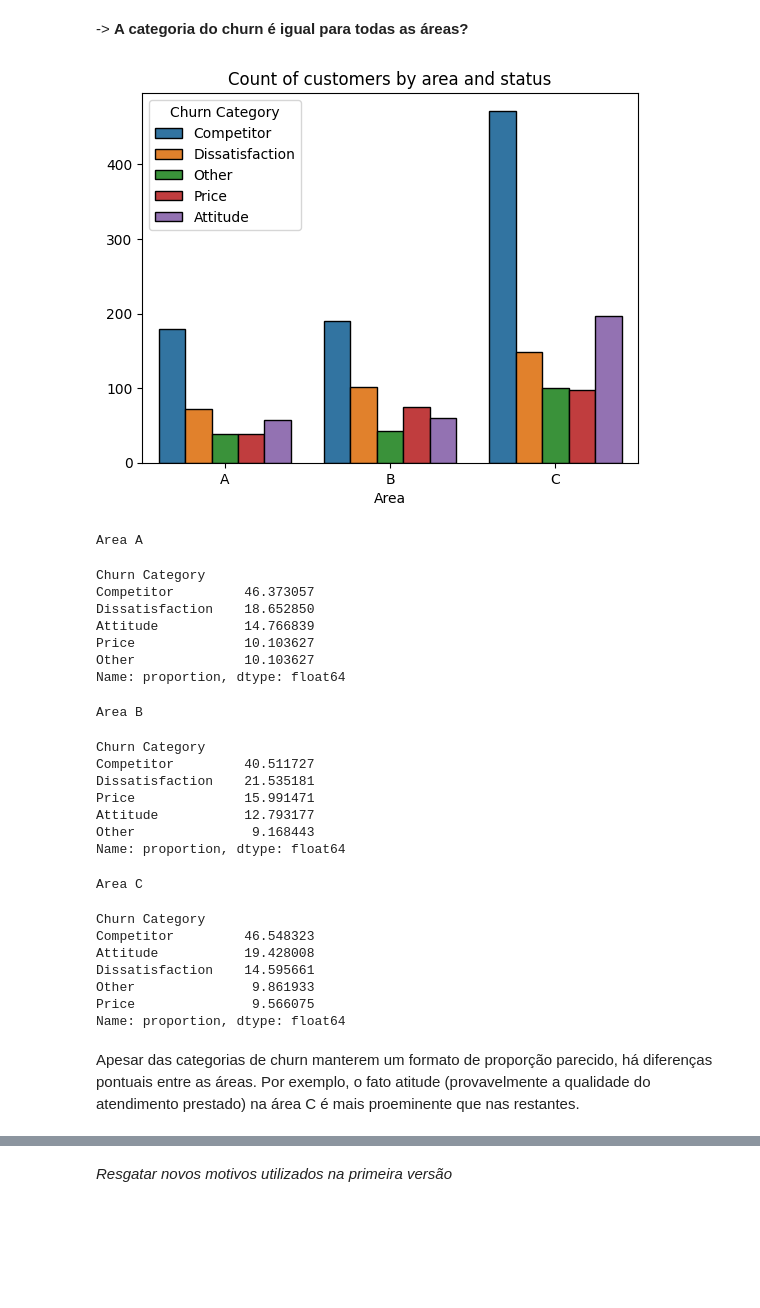
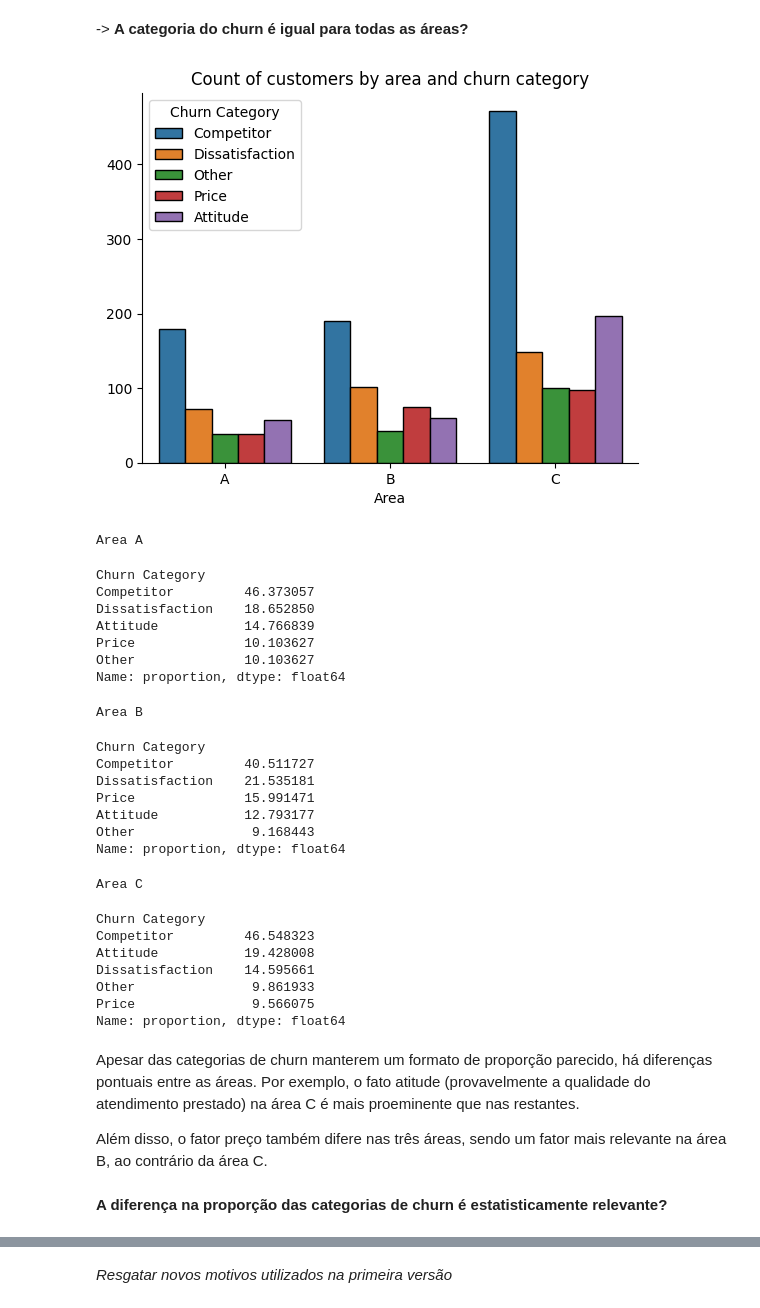
Before and after one commit to l-tiezerin/mentoria_dados, a Jupyter notebook: notebooks/02_city_analysis.ipynb, the cells around one changed output, grey strips where cells are left out. Saved outputs shown, nothing was run; the diff lists cells and outputs as text; code cells hidden in the pictures; blank space fills up the shorter version.

Commit message:
Verificado que existe diferença estatística na categoria de churn entre as regiões.

```diff
--- a/notebooks/02_city_analysis.ipynb
+++ b/notebooks/02_city_analysis.ipynb
@@ -80,12 +80,19 @@ y1 = [42.5, 36.17]
 x2= [-123, -117]
 y2 = [34, 39]
 
-sns.kdeplot(data=df, x='Longitude', y='Latitude', fill=True, linewidth=0)
-sns.lineplot(x=x1, y=y1, c='green')
-sns.lineplot(x=x2, y=y2, c='red')
-plt.annotate('A', [-123, 36])
-plt.annotate('B', [-119, 39])
-plt.annotate('C', [-119, 32])
-plt.title('Areas to divide')
+def remove_spines(axs):
+    for spine in ['top', 'right']:
+        axs.spines[spine].set_visible(False)
+
+fig, axs = plt.subplots()
+
+sns.kdeplot(data=df, x='Longitude', y='Latitude', fill=True, linewidth=0, ax=axs)
+sns.lineplot(x=x1, y=y1, c='green', ax=axs)
+sns.lineplot(x=x2, y=y2, c='red', ax=axs)
+axs.annotate('A', [-123, 36])
+axs.annotate('B', [-119, 39])
+axs.annotate('C', [-119, 32])
+axs.set_title('Areas to divide')
+remove_spines(axs=axs)
 plt.show()
 # %% [output]
@@ -166,25 +178,29 @@ A proporção do status é praticamente igual para todas as áreas.
 # %% [markdown]
 -> **A categoria do churn é igual para todas as áreas?**
 # %%
+fig, axs = plt.subplots()
+
 sns.countplot(
     data=df[df['Customer Status']=='Churned'],
     x='Area',
     hue='Churn Category',
-    order=order_areas, edgecolor='black'
+    order=order_areas, edgecolor='black',
+    ax=axs
 )
-plt.title('Count of customers by area and status')
-plt.ylabel(None)
+axs.set_title('Count of customers by area and churn category')
+axs.set_ylabel(None)
+remove_spines(axs)
 plt.show()
 
 for area in order_areas:
     print(f'Area {area}')
     display(
         df[(df['Area']==area) & (df['Customer Status']=='Churned')]['Churn Category']
            .value_counts(normalize=True)*100
         )
     print()
 # %% [output]
-[figure, old version]
+[figure, new version]
 Area A
 Churn Category
 Competitor         46.373057
@@ -211,3 +227,7 @@ Price               9.566075
 Name: proportion, dtype: float64
 # %% [markdown]
 Apesar das categorias de churn manterem um formato de proporção parecido, há diferenças pontuais entre as áreas. Por exemplo, o fato atitude (provavelmente a qualidade do atendimento prestado) na área C é mais proeminente que nas restantes.
+
+Além disso, o fator preço também difere nas três áreas, sendo um fator mais relevante na área B, ao contrário da área C.
+# %% [markdown]
+**A diferença na proporção das categorias de churn é estatisticamente relevante?**
```
Also changed, not shown: parts of 5 cells of this notebook.
